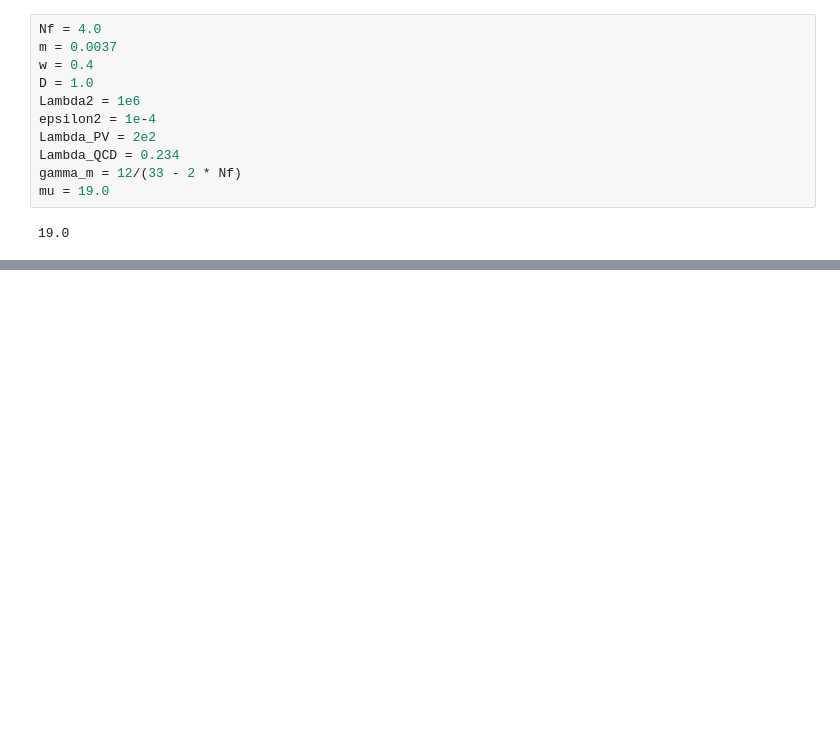
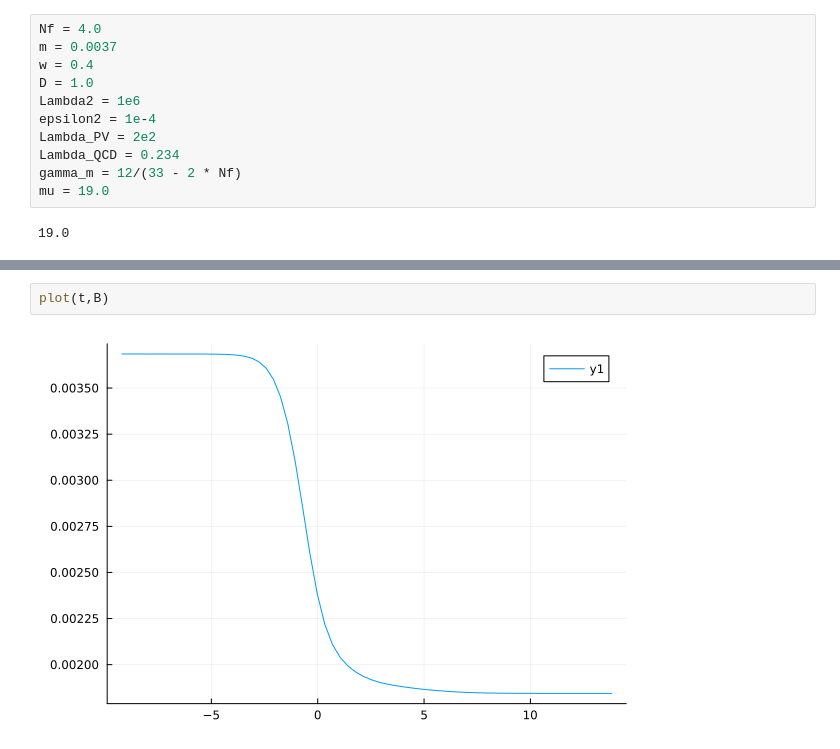
Before and after one commit to GestoerterOszillator/Maris-Tandy, a Jupyter notebook: Maris-Tandy.ipynb, the cells around one changed output, grey strips where cells are left out. Cells and saved outputs as stored; diff of their text form; blank space fills up the shorter version.

```diff
--- a/Maris-Tandy.ipynb
+++ b/Maris-Tandy.ipynb
@@ -64,0 +89,4 @@ Dreidimensionale Matrizen ehrlich gesagt
+# %%
+plot(t,B)
+# %% [output]
+[figure, added]
```
Also changed, not shown: parts of 13 cells of this notebook.
